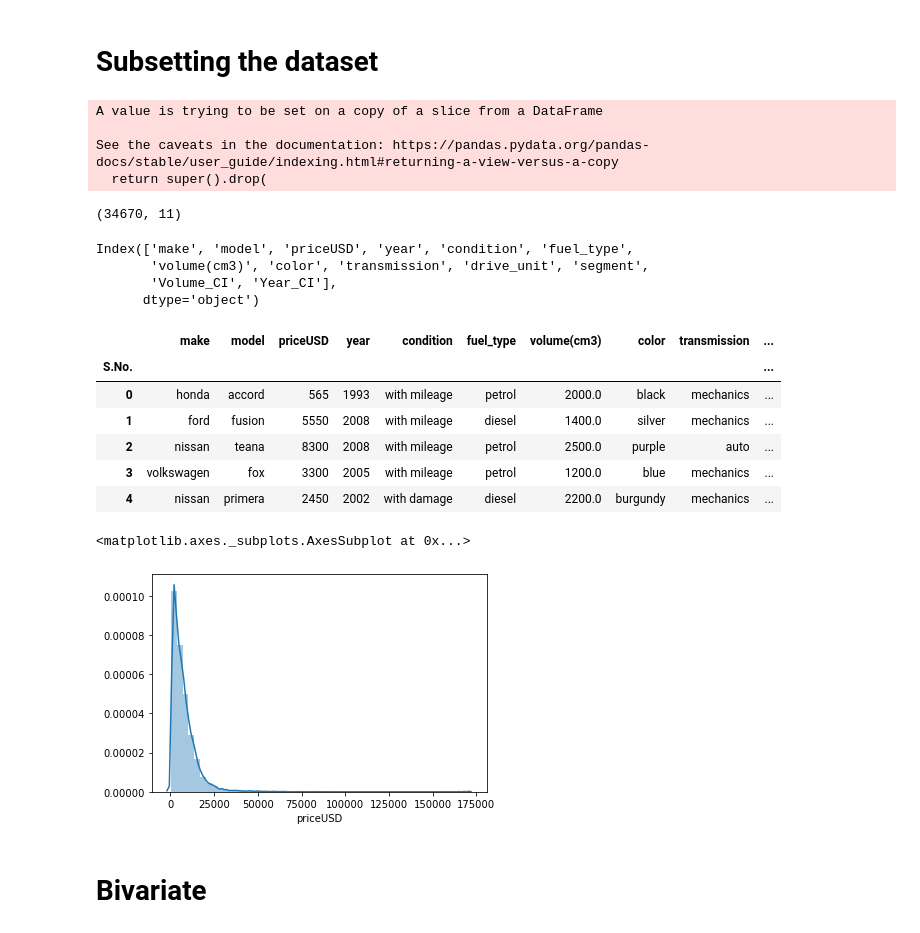
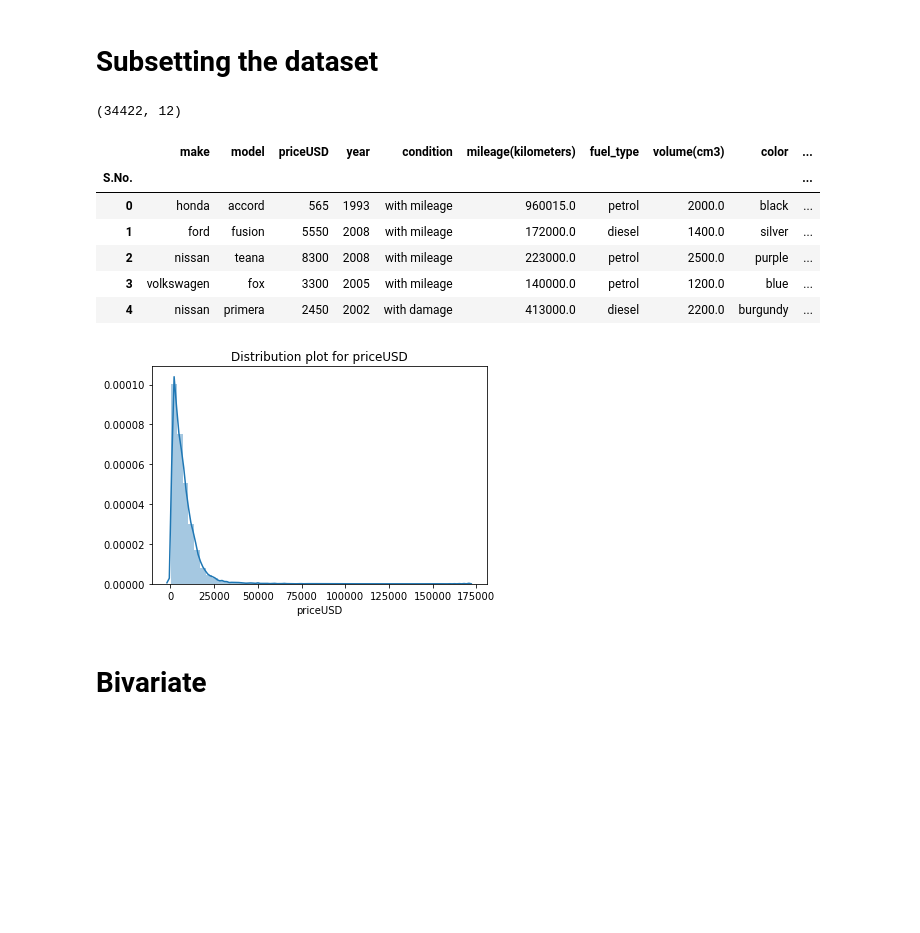
Before and after one commit to JyothiTom/Mechademy_Challenges, a Jupyter notebook: CarsPrices.ipynb, the cells around one changed output. Cells and saved outputs as stored; diff of their text form; code cells hidden in the pictures; blank space fills up the shorter version.

```diff
--- a/CarsPrices.ipynb
+++ b/CarsPrices.ipynb
@@ -63,4 +63,9 @@ cars_prices.dropna(inplace=True)
 cars_prices.shape
 # %% [output]
 (35016, 12)
+# %%
+#To get the distribution plot of some variables
+def distplot(df, col):
+    sns.distplot(df[col])
+    plt.title('Distribution plot for '+ col)
 # %%
@@ -112,40 +102,25 @@ Hence, to make sense of the data, the Mileage column is dropped. In addition, on
 # %% [markdown]
 # Subsetting the dataset
 # %%
-subdf = cars_prices[cars_prices['volume(cm3)']<5000]
+subdf = cars_prices[((cars_prices['mileage(kilometers)']>50) & (cars_prices['mileage(kilometers)']<1000000)) &(cars_prices['volume(cm3)']<7000)]
-# %%
-subdf.drop('mileage(kilometers)', axis=1, inplace=True)
-# %% [output]
-A value is trying to be set on a copy of a slice from a DataFrame
-
-See the caveats in the documentation: https://pandas.pydata.org/pandas-docs/stable/user_guide/indexing.html#returning-a-view-versus-a-copy
-  return super().drop(
 # %%
 subdf.shape
 # %% [output]
-(34670, 11)
+(34422, 12)
-# %%
-subdf.columns
-# %% [output]
-Index(['make', 'model', 'priceUSD', 'year', 'condition', 'fuel_type',
-       'volume(cm3)', 'color', 'transmission', 'drive_unit', 'segment',
-       'Volume_CI', 'Year_CI'],
-      dtype='object')
 # %%
 subdf.head()
 # %% [output]
-|  | make | model | priceUSD | year | condition | fuel_type | volume(cm3) | color | transmission | ... |
+|  | make | model | priceUSD | year | condition | mileage(kilometers) | fuel_type | volume(cm3) | color | ... |
 | S.No. |  |  |  |  |  |  |  |  |  | ... |
-| 0 | honda | accord | 565 | 1993 | with mileage | petrol | 2000.0 | black | mechanics | ... |
-| 1 | ford | fusion | 5550 | 2008 | with mileage | diesel | 1400.0 | silver | mechanics | ... |
-| 2 | nissan | teana | 8300 | 2008 | with mileage | petrol | 2500.0 | purple | auto | ... |
-| 3 | volkswagen | fox | 3300 | 2005 | with mileage | petrol | 1200.0 | blue | mechanics | ... |
-| 4 | nissan | primera | 2450 | 2002 | with damage | diesel | 2200.0 | burgundy | mechanics | ... |
+| 0 | honda | accord | 565 | 1993 | with mileage | 960015.0 | petrol | 2000.0 | black | ... |
+| 1 | ford | fusion | 5550 | 2008 | with mileage | 172000.0 | diesel | 1400.0 | silver | ... |
+| 2 | nissan | teana | 8300 | 2008 | with mileage | 223000.0 | petrol | 2500.0 | purple | ... |
+| 3 | volkswagen | fox | 3300 | 2005 | with mileage | 140000.0 | petrol | 1200.0 | blue | ... |
+| 4 | nissan | primera | 2450 | 2002 | with damage | 413000.0 | diesel | 2200.0 | burgundy | ... |
 # %%
-sns.distplot(subdf.priceUSD)
+distplot(subdf, 'priceUSD')
 # %% [output]
-<matplotlib.axes._subplots.AxesSubplot at 0x...>
-[figure, old version]
+[figure, new version]
 # %% [markdown]
 # Bivariate
 # %%
```
Also changed, not shown: parts of 38 cells of this notebook.
